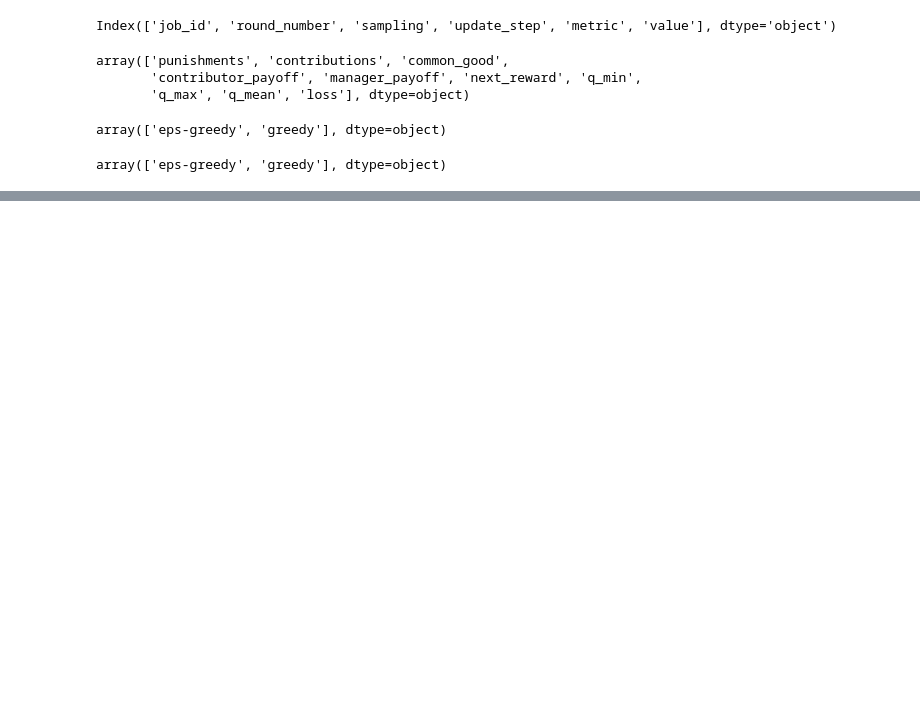
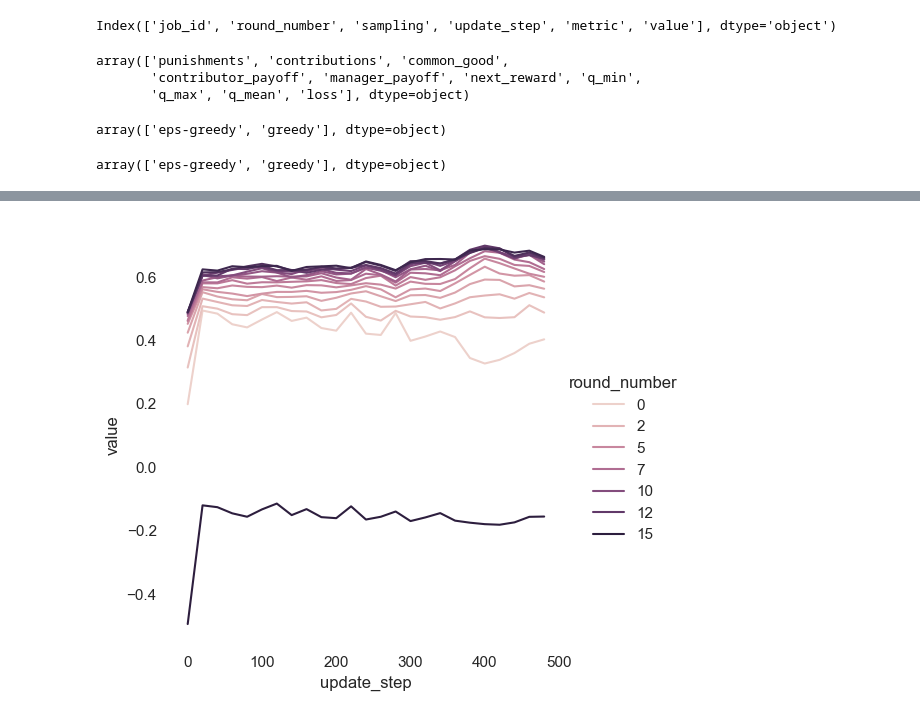
Before and after one commit to center-for-humans-and-machines/algorithmic-institutions, a Jupyter notebook: notebooks/manager_evaluation/rl_v3_dev.ipynb, the cells around one changed output, grey strips where cells are left out. Saved outputs shown, nothing was run; the diff lists cells and outputs as text; code cells hidden in the pictures; blank space fills up the shorter version.

```diff
--- a/notebooks/manager_evaluation/rl_v3_dev.ipynb
+++ b/notebooks/manager_evaluation/rl_v3_dev.ipynb
@@ -109,3 +113,31 @@ fg.savefig(os.path.join(plot_folder, 'q_values.jpg'))
+# %%
+selection = {'metric': 'next_reward', 'sampling': 'eps-greedy'}
+
+focus = ['update_step', 'round_number']
+
+w = pd.concat(
+    (df[k] == v
+    for k,v in selection.items() if k not in focus
+    ), axis=1
+).all(1)
+dfs = df[w].reset_index(drop=True).copy()
+
+# w = dfs['metric'].isin(['loss'])
+# dfs = dfs[w]
+
+fg = sns.relplot(
+    data=dfs,
+    y='value',
+    x=focus[0] if len(focus) >= 1 else None,
+    hue=focus[1] if len(focus) >= 2 else None,
+    style=focus[2] if len(focus) >= 3 else None,
+    col=focus[3] if len(focus) >= 4 else None,
+    row=focus[4] if len(focus) >= 5 else None,
+    kind='line', ci=None)
+
+fg.savefig(os.path.join(plot_folder, 'q_values.jpg'))
+# %% [output]
+[figure, added]
 # %%
 selection = {'metric': 'next_reward', 'sampling': 'eps-greedy'}
 
```
Also changed, not shown: parts of 10 cells of this notebook, 6 other files.
